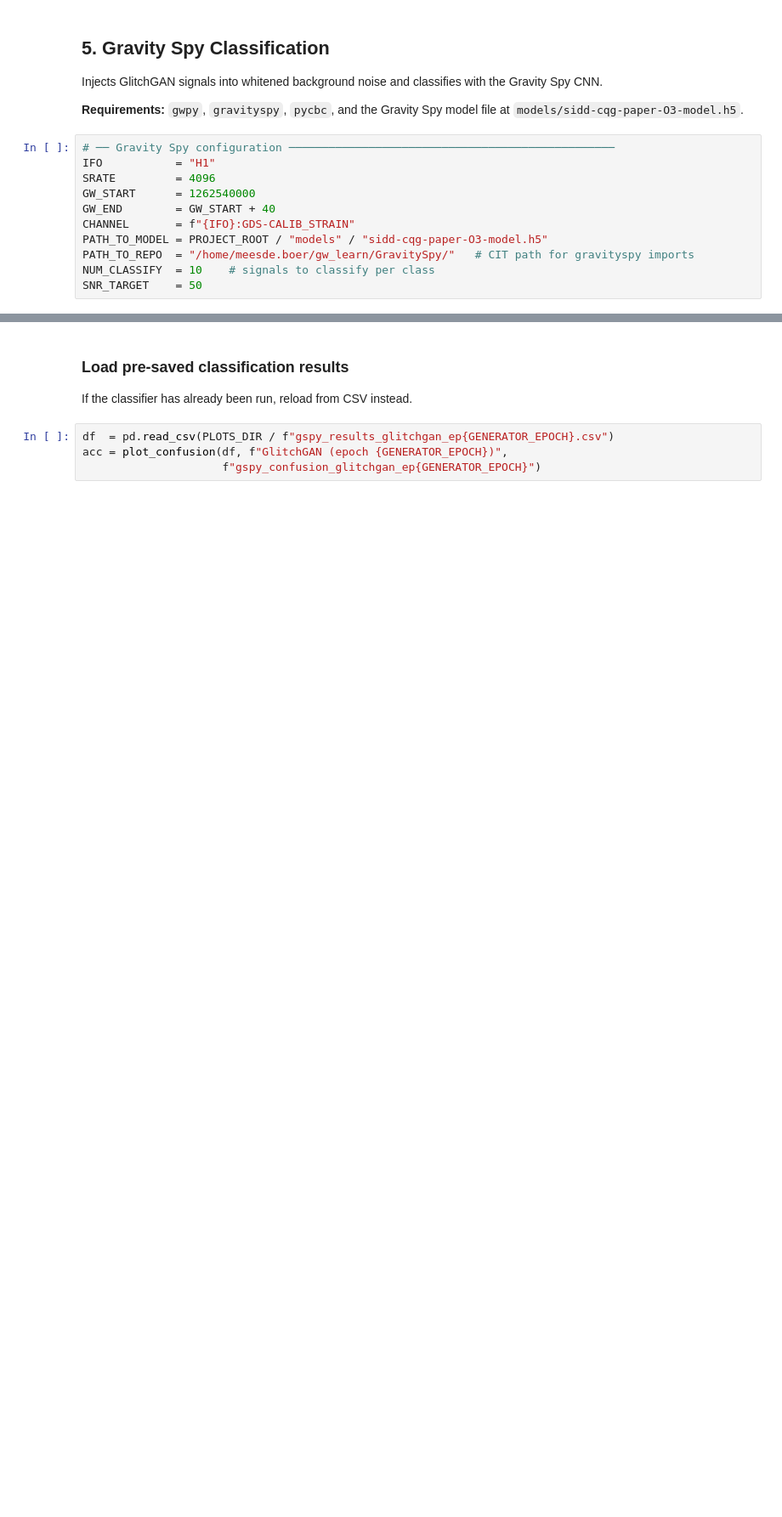
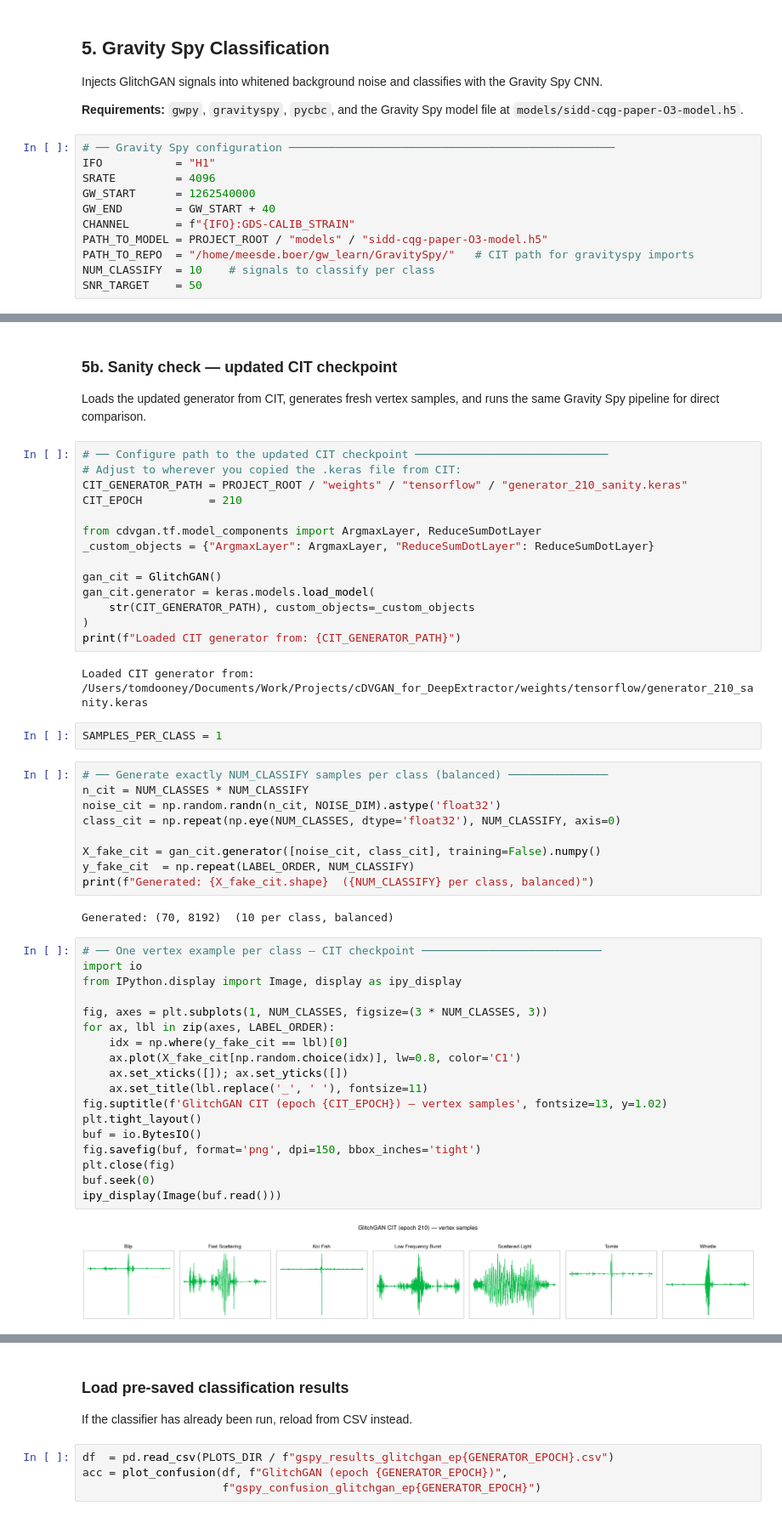
Before and after one commit to tomdooney95/glitchgan, a Jupyter notebook: glitchgan_evaluation.ipynb, the cells around one changed output, grey strips where cells are left out. Shown at 85% size. Cells and saved outputs as stored; diff of their text form; blank space fills up the shorter version.

```diff
--- a/glitchgan_evaluation.ipynb
+++ b/glitchgan_evaluation.ipynb
@@ -633,0 +755,54 @@ KeyboardInterrupt:
+# %% [markdown]
+### 5b. Sanity check — updated CIT checkpoint
+
+Loads the updated generator from CIT, generates fresh vertex samples,
+and runs the same Gravity Spy pipeline for direct comparison.
+# %%
+# ── Configure path to the updated CIT checkpoint ─────────────────────────────
+# Adjust to wherever you copied the .keras file from CIT:
+CIT_GENERATOR_PATH = PROJECT_ROOT / "weights" / "tensorflow" / "generator_210_sanity.keras"
+CIT_EPOCH          = 210
+
+from cdvgan.tf.model_components import ArgmaxLayer, ReduceSumDotLayer
+_custom_objects = {"ArgmaxLayer": ArgmaxLayer, "ReduceSumDotLayer": ReduceSumDotLayer}
+
+gan_cit = GlitchGAN()
+gan_cit.generator = keras.models.load_model(
+    str(CIT_GENERATOR_PATH), custom_objects=_custom_objects
+)
+print(f"Loaded CIT generator from: {CIT_GENERATOR_PATH}")
+# %% [output]
+Loaded CIT generator from: /Users/tomdooney/Documents/Work/Projects/cDVGAN_for_DeepExtractor/weights/tensorflow/generator_210_sanity.keras
+# %%
+SAMPLES_PER_CLASS = 1
+# %%
+# ── Generate exactly NUM_CLASSIFY samples per class (balanced) ───────────────
+n_cit = NUM_CLASSES * NUM_CLASSIFY
+noise_cit = np.random.randn(n_cit, NOISE_DIM).astype('float32')
+class_cit = np.repeat(np.eye(NUM_CLASSES, dtype='float32'), NUM_CLASSIFY, axis=0)
+
+X_fake_cit = gan_cit.generator([noise_cit, class_cit], training=False).numpy()
+y_fake_cit  = np.repeat(LABEL_ORDER, NUM_CLASSIFY)
+print(f"Generated: {X_fake_cit.shape}  ({NUM_CLASSIFY} per class, balanced)")
+# %% [output]
+Generated: (70, 8192)  (10 per class, balanced)
+# %%
+# ── One vertex example per class — CIT checkpoint ───────────────────────────
+import io
+from IPython.display import Image, display as ipy_display
+
+fig, axes = plt.subplots(1, NUM_CLASSES, figsize=(3 * NUM_CLASSES, 3))
+for ax, lbl in zip(axes, LABEL_ORDER):
+    idx = np.where(y_fake_cit == lbl)[0]
+    ax.plot(X_fake_cit[np.random.choice(idx)], lw=0.8, color='C1')
+    ax.set_xticks([]); ax.set_yticks([])
+    ax.set_title(lbl.replace('_', ' '), fontsize=11)
+fig.suptitle(f'GlitchGAN CIT (epoch {CIT_EPOCH}) — vertex samples', fontsize=13, y=1.02)
+plt.tight_layout()
+buf = io.BytesIO()
+fig.savefig(buf, format='png', dpi=150, bbox_inches='tight')
+plt.close(fig)
+buf.seek(0)
+ipy_display(Image(buf.read()))
+# %% [output]
+[figure, added]
```
Also changed, not shown: parts of 29 cells of this notebook, 3 other files.
